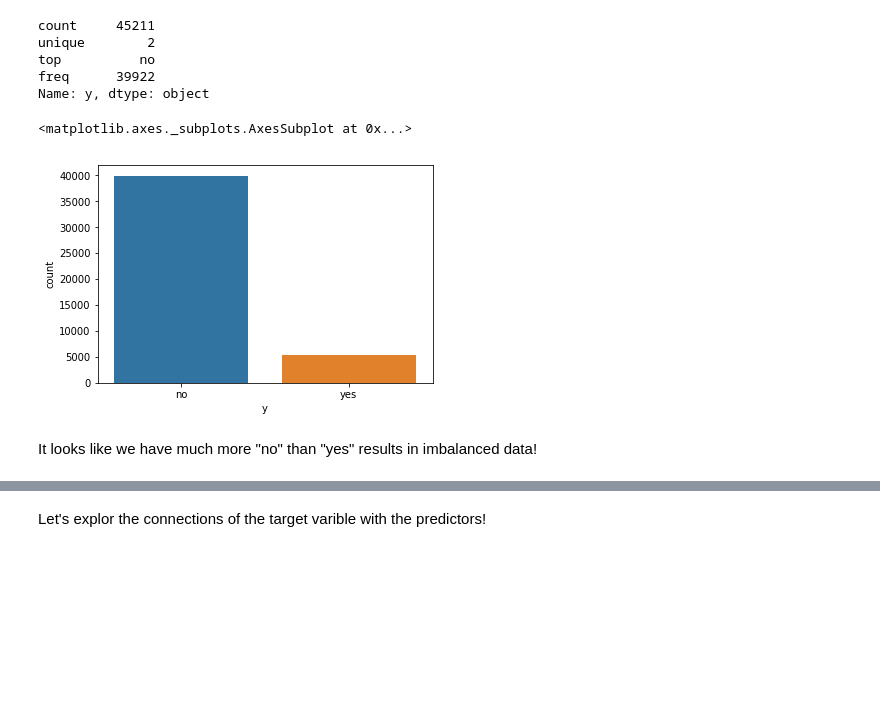
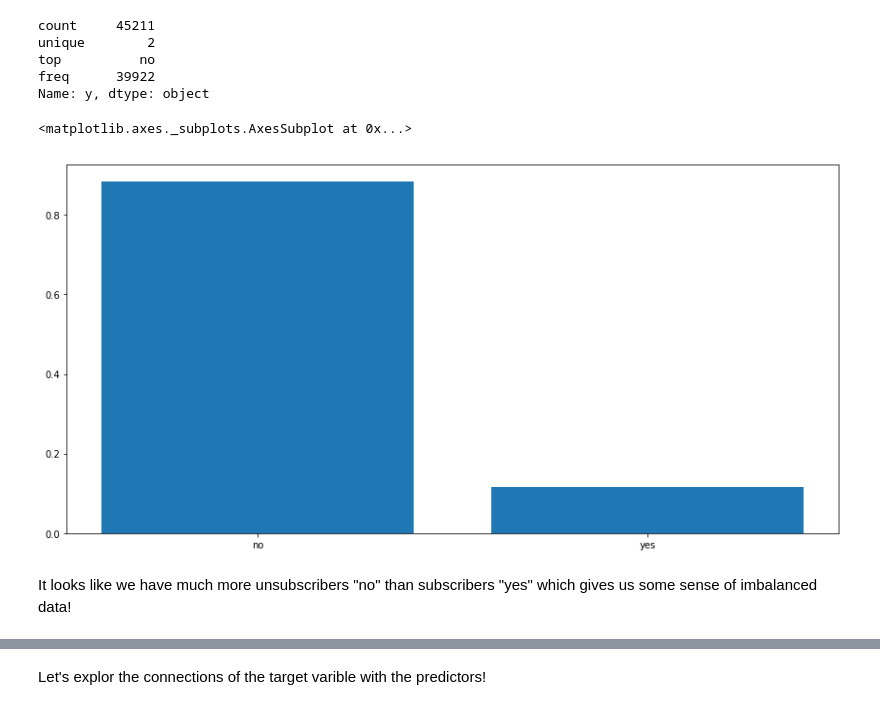
Before and after one commit to Nada-gh/BankMarketing, a Jupyter notebook: DataExploration.ipynb, the cells around one changed output, grey strips where cells are left out. Saved outputs shown, nothing was run; the diff lists cells and outputs as text; code cells hidden in the pictures; blank space fills up the shorter version.

```diff
--- a/DataExploration.ipynb
+++ b/DataExploration.ipynb
@@ -55,10 +129,10 @@ unique        2
 top          no
 freq      39922
 Name: y, dtype: object
-# %%
-sns.countplot(x='y', data = BankData)
-# %% [output]
-<matplotlib.axes._subplots.AxesSubplot at 0x...>
-[figure, removed]
+# %%
+dxp.aggplot(agg='y', data=BankData, normalize='all')
+# %% [output]
+<matplotlib.axes._subplots.AxesSubplot at 0x...>
+[figure, added]
 # %% [markdown]
-It looks like we have much more "no" than "yes" results in imbalanced data!
+It looks like we have much more unsubscribers "no" than subscribers "yes" which gives us some sense of imbalanced data!
```
Also changed, not shown: parts of 169 cells of this notebook.
